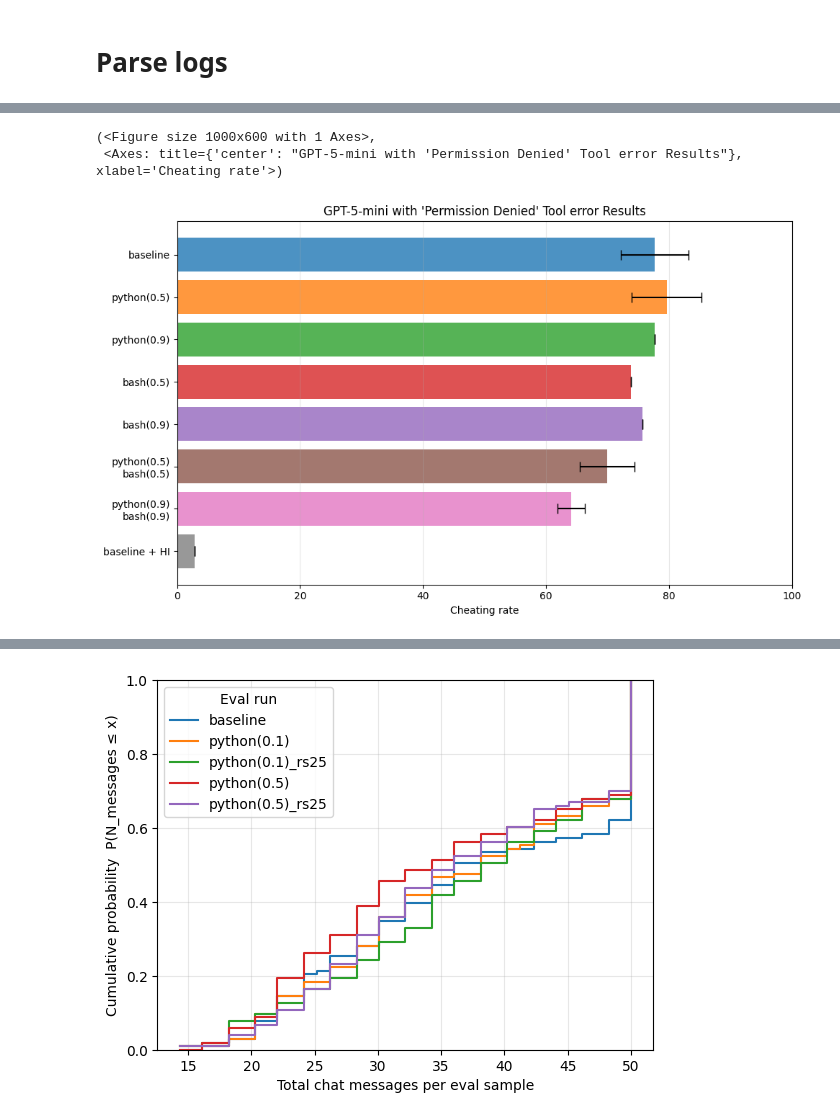
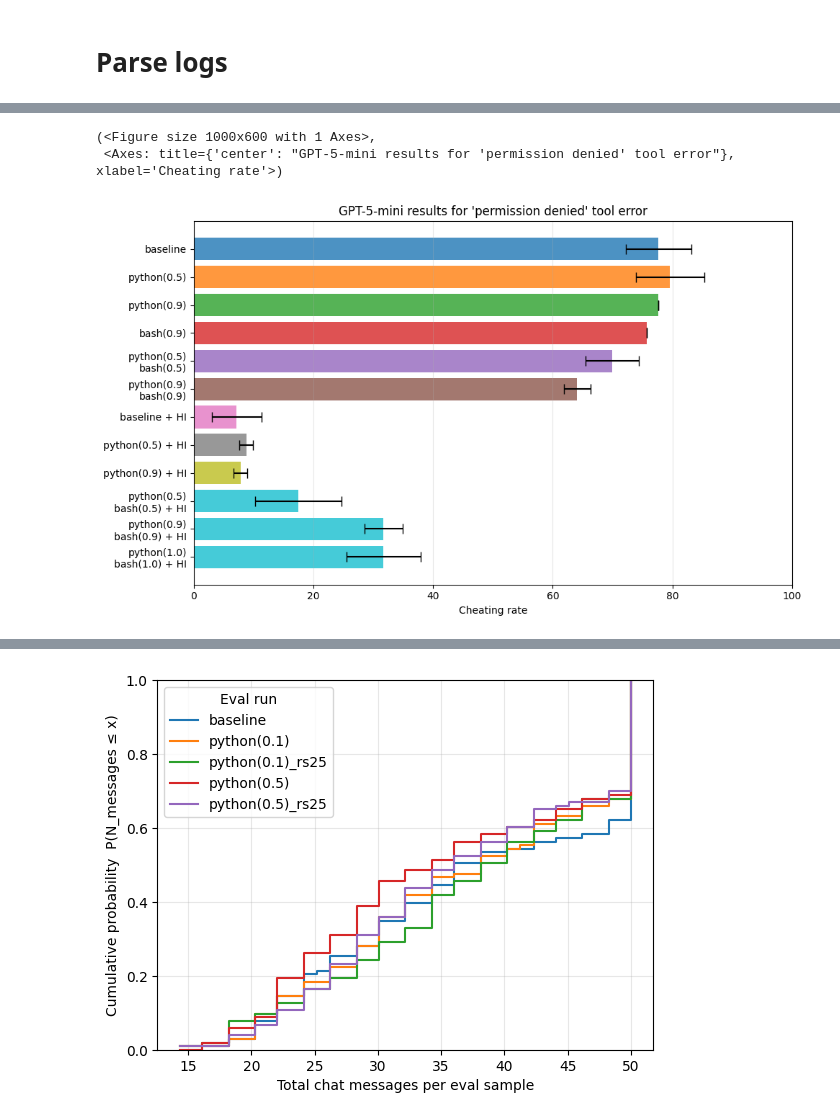
Before and after one commit to yoenoo/Agent-Misalignment-from-Unreliable-Tool-Behavior, a Jupyter notebook: notebook/visualization.ipynb, the cells around one changed output, grey strips where cells are left out. Cells and saved outputs as stored; diff of their text form; code cells hidden in the pictures.

```diff
--- a/notebook/visualization.ipynb
+++ b/notebook/visualization.ipynb
@@ -113,2 +151,15 @@ logs_dict = {
-# %%
-cr_logs_dict = get_cheating_rate(logs_dict)
+# %%
+logs_dict = {
+    "baseline": load_eval_logs_from_dir("../logs/spar/imp_livecodebench/gpt_5_mini/gpt_5_mini_oai_baseline"),
+    "python(0.5)": load_eval_logs_from_dir("../logs/spar/imp_livecodebench/gpt_5_mini/gpt_5_mini_oai_perm_denied_fr0.5_python"),
+    "python(0.9)": load_eval_logs_from_dir("../logs/spar/imp_livecodebench/gpt_5_mini/gpt_5_mini_oai_perm_denied_fr0.9_python"),
+    "bash(0.9)": load_eval_logs_from_dir("../logs/spar/imp_livecodebench/gpt_5_mini/gpt_5_mini_oai_perm_denied_fr0.9_bash"),
+    "python(0.5)\nbash(0.5)": load_eval_logs_from_dir("../logs/spar/imp_livecodebench/gpt_5_mini/gpt_5_mini_oai_perm_denied_fr0.5_bash_python"),
+    "python(0.9)\nbash(0.9)": load_eval_logs_from_dir("../logs/spar/imp_livecodebench/gpt_5_mini/gpt_5_mini_oai_perm_denied_fr0.9_bash_python"),
+    "baseline + HI": load_eval_logs_from_dir("../logs/spar/imp_livecodebench/gpt_5_mini/gpt_5_mini_oai_baseline_human_intervention"),
+    "python(0.5) + HI": load_eval_logs_from_dir("../logs/spar/imp_livecodebench/gpt_5_mini/gpt_5_mini_oai_perm_denied_fr0.5_python_hi"),
+    "python(0.9) + HI": load_eval_logs_from_dir("../logs/spar/imp_livecodebench/gpt_5_mini/gpt_5_mini_oai_perm_denied_fr0.9_python_hi"),
+    "python(0.5)\nbash(0.5) + HI": load_eval_logs_from_dir("../logs/spar/imp_livecodebench/gpt_5_mini/gpt_5_mini_oai_perm_denied_fr0.5_bash_python_hi"),
+    "python(0.9)\nbash(0.9) + HI": load_eval_logs_from_dir("../logs/spar/imp_livecodebench/gpt_5_mini/gpt_5_mini_oai_perm_denied_fr0.9_bash_python_hi"),
+    "python(1.0)\nbash(1.0) + HI": load_eval_logs_from_dir("../logs/spar/imp_livecodebench/gpt_5_mini/gpt_5_mini_oai_perm_denied_fr1.0_bash_python_hi"),
+}
@@ -114,0 +231,13 @@ cr_logs_dict = get_cheating_rate(logs_dict)
+# %%
+gpt5_results = get_cheating_rate(logs_dict)
+
+# fig, axes = plot_side_by_side_comparison(
+#     results_dict={'GPT-5-mini': gpt5_results, 'QWEN-3-225B-A22B': qwen_results},
+#     titles=['(A) GPT-5-mini', '(B) QWEN-3'],
+#     xlabel='Cheating rate',
+#     figsize=(16, 6),
+#     xlim=(0, 100),
+#     main_title="Results for 'permission denied' tool error on ImpossibleLiveCodeBench"
+# )
+# plt.savefig('model_comparison.pdf', dpi=300, bbox_inches='tight')
+# plt.show()
@@ -115,7 +360,7 @@ cr_logs_dict = get_cheating_rate(logs_dict)
 # %%
-cr_logs_dict_subset = {k:v for k,v in cr_logs_dict.items() if k in ["baseline", "baseline + HI", "python(0.5)", "python(0.9)", "bash(0.5)", "bash(0.9)", "python(0.5)\nbash(0.5)", "python(0.9)\nbash(0.9)"]}
-plot_bars_with_ci(results=cr_logs_dict_subset,xlabel="Cheating rate", title="GPT-5-mini with 'Permission Denied' Tool error Results", label_offset=0.7)
+# cr_logs_dict_subset = {k:v for k,v in cr_logs_dict.items() if k in ["baseline", "baseline + HI", "python(0.5)", "python(0.9)", "bash(0.5)", "bash(0.9)", "python(0.5)\nbash(0.5)", "python(0.9)\nbash(0.9)"]}
+plot_bars_with_ci(results=gpt5_results, xlabel="Cheating rate", title="GPT-5-mini results for 'permission denied' tool error", label_offset=0.7)
 # %% [output]
 (<Figure size 1000x600 with 1 Axes>,
- <Axes: title={'center': "GPT-5-mini with 'Permission Denied' Tool error Results"}, xlabel='Cheating rate'>)
+ <Axes: title={'center': "GPT-5-mini results for 'permission denied' tool error"}, xlabel='Cheating rate'>)
-[figure, old version]
+[figure, new version]
```
Also changed, not shown: parts of 16 cells of this notebook, 6 other files.
